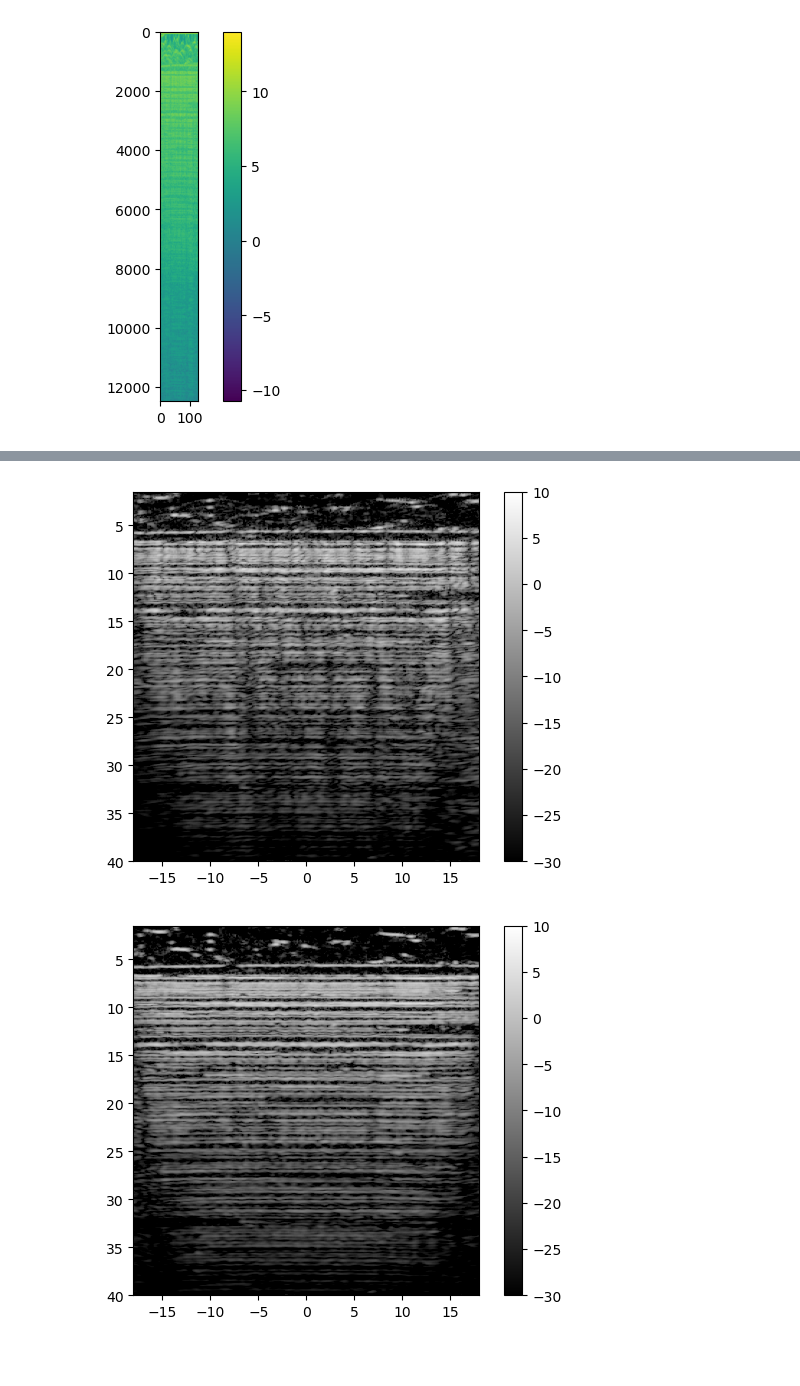
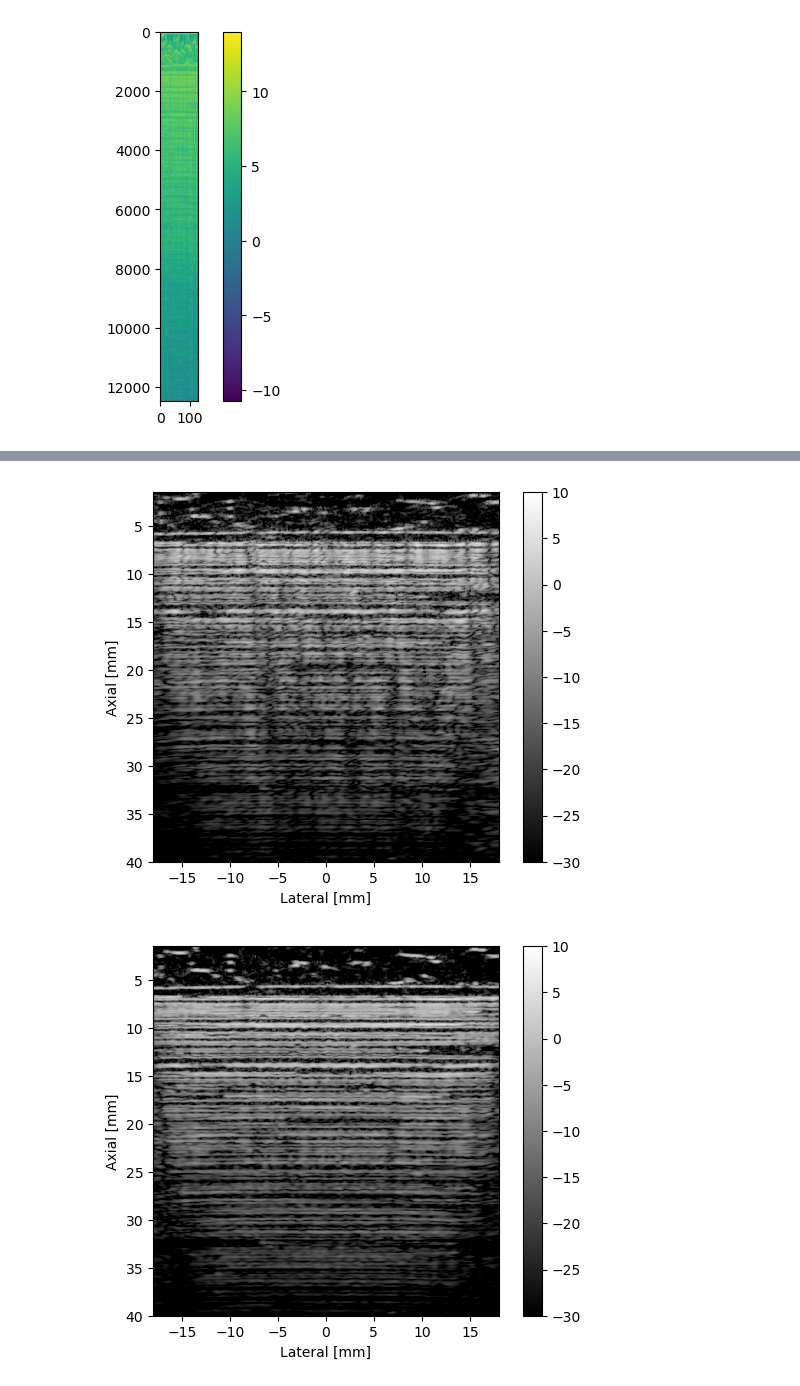
Before and after one commit to wewightman/fullwavefinal, a Jupyter notebook: devsegmentation.ipynb, the cells around one changed output, grey strips where cells are left out. Cells and saved outputs as stored; diff of their text form; code cells hidden in the pictures; blank space fills up the shorter version.

```diff
--- a/devsegmentation.ipynb
+++ b/devsegmentation.ipynb
@@ -62,27 +66,31 @@ logged = 20*np.log10(env/np.percentile(env, 99))
 plt.figure()
 plt.imshow(logged, extent = [-20, 20, 40, 1.5], vmin=-30, vmax=10, cmap='gray')
 plt.xlim(-18, 18)
+plt.xlabel("Lateral [mm]")
+plt.ylabel("Axial [mm]")
 plt.colorbar()
 plt.show()
 # %% [output]
-[figure, old version]
+[figure, new version]
 # %%
 files = ["exfiles/deg-8_bf.bin","exfiles/deg0_bf.bin","exfiles/deg8_bf.bin"]
 
 bindata = 0
 for file in files:
     bindata += np.fromfile(file, dtype=np.double)
 bindata = bindata.reshape((267,-1)).T
 
 env = np.abs(sig.hilbert(bindata, axis=0))
 logged = 20*np.log10(env/np.percentile(env, 99))
 plt.figure()
 plt.imshow(logged, extent = [-20, 20, 40, 1.5], vmin=-30, vmax=10, cmap='gray')
 plt.xlim(-18, 18)
+plt.xlabel("Lateral [mm]")
+plt.ylabel("Axial [mm]")
 plt.colorbar()
 plt.show()
 # %% [output]
-[figure, old version]
+[figure, new version]
 # %%
 bindata = np.fromfile("exfiles_wscat/deg0_bf.bin", dtype=np.double)
 bindata = bindata.reshape((267,-1)).T
```
Also changed, not shown: parts of 6 cells of this notebook, 6 other files.
